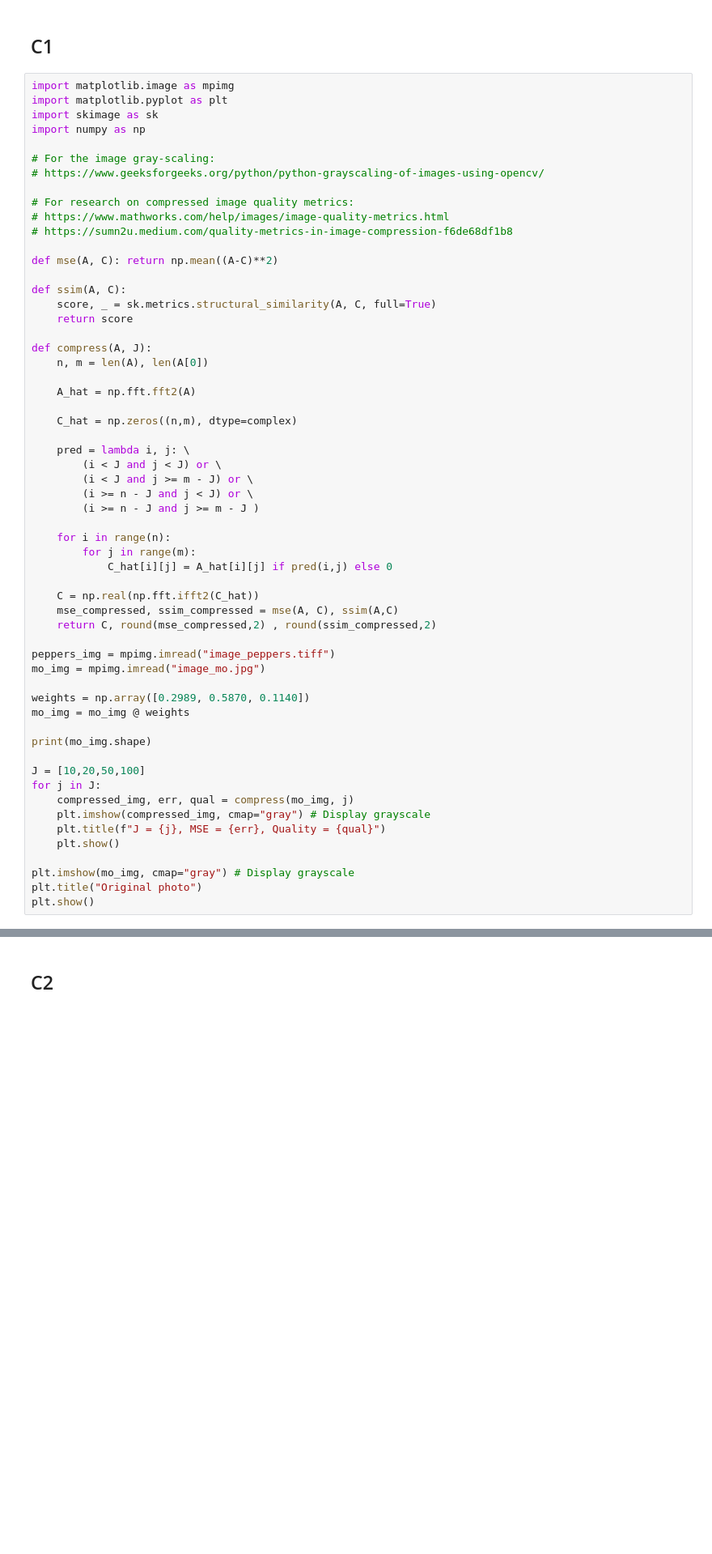
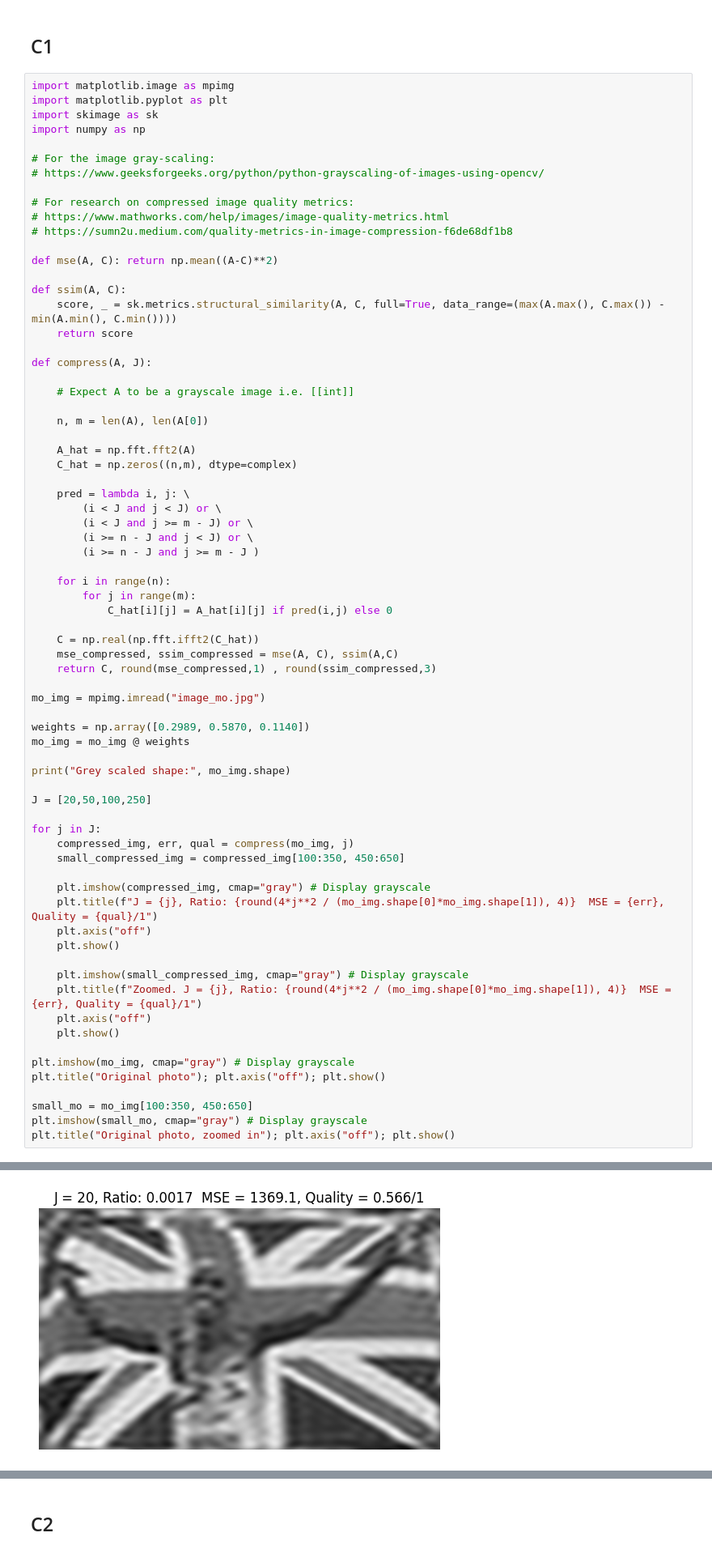
Before and after one commit to felixgalka/na-coursework, a Jupyter notebook: soln_fg551.ipynb, the cells around one changed output, grey strips where cells are left out. Shown at 81% size. Drawn from its saved outputs; the diff is of its cells as text; blank space fills up the shorter version.

```diff
--- a/soln_fg551.ipynb
+++ b/soln_fg551.ipynb
@@ -631,14 +631,16 @@ import numpy as np
 def mse(A, C): return np.mean((A-C)**2)
 
 def ssim(A, C):
-	score, _ = sk.metrics.structural_similarity(A, C, full=True)
+	score, _ = sk.metrics.structural_similarity(A, C, full=True, data_range=(max(A.max(), C.max()) - min(A.min(), C.min())))
 	return score
 
 def compress(A, J):
+
+	# Expect A to be a grayscale image i.e. [[int]]
+
 	n, m = len(A), len(A[0])
 
 	A_hat = np.fft.fft2(A)
-
 	C_hat = np.zeros((n,m), dtype=complex)
 
 	pred = lambda i, j: \
@@ -653,24 +655,35 @@ def compress(A, J):
 
 	C = np.real(np.fft.ifft2(C_hat))
 	mse_compressed, ssim_compressed = mse(A, C), ssim(A,C)
-	return C, round(mse_compressed,2) , round(ssim_compressed,2)
+	return C, round(mse_compressed,1) , round(ssim_compressed,3)
 
-peppers_img = mpimg.imread("image_peppers.tiff")
 mo_img = mpimg.imread("image_mo.jpg")
 
 weights = np.array([0.2989, 0.5870, 0.1140])
 mo_img = mo_img @ weights
 
-print(mo_img.shape)
+print("Grey scaled shape:", mo_img.shape)
 
-J = [10,20,50,100]
+J = [20,50,100,250]
+
 for j in J:
 	compressed_img, err, qual = compress(mo_img, j)
+	small_compressed_img = compressed_img[100:350, 450:650]
+
 	plt.imshow(compressed_img, cmap="gray") # Display grayscale
-	plt.title(f"J = {j}, MSE = {err}, Quality = {qual}")
+	plt.title(f"J = {j}, Ratio: {round(4*j**2 / (mo_img.shape[0]*mo_img.shape[1]), 4)}  MSE = {err}, Quality = {qual}/1")
+	plt.axis("off")
+	plt.show()
+
+	plt.imshow(small_compressed_img, cmap="gray") # Display grayscale
+	plt.title(f"Zoomed. J = {j}, Ratio: {round(4*j**2 / (mo_img.shape[0]*mo_img.shape[1]), 4)}  MSE = {err}, Quality = {qual}/1")
+	plt.axis("off")
 	plt.show()
 
 plt.imshow(mo_img, cmap="gray") # Display grayscale
-plt.title("Original photo")
-plt.show()
+plt.title("Original photo"); plt.axis("off"); plt.show()
+
+small_mo = mo_img[100:350, 450:650]
+plt.imshow(small_mo, cmap="gray") # Display grayscale
+plt.title("Original photo, zoomed in"); plt.axis("off"); plt.show()
 # %% [output]
@@ -677,0 +691 @@ ModuleNotFoundError: No module named 'skimage'
+[figure, added]
```
Also changed, not shown: parts of 5 cells of this notebook.
